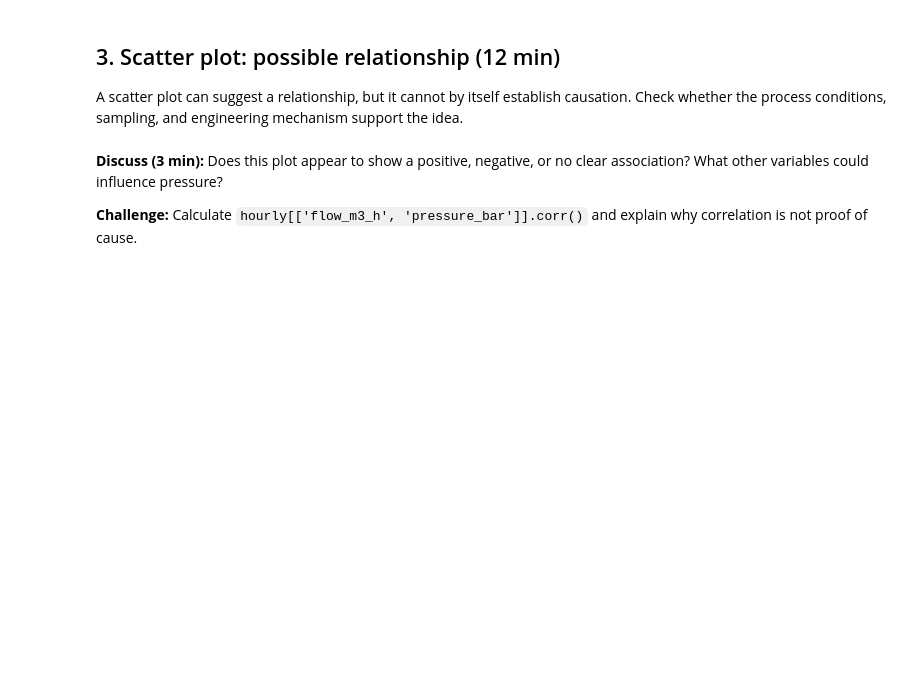
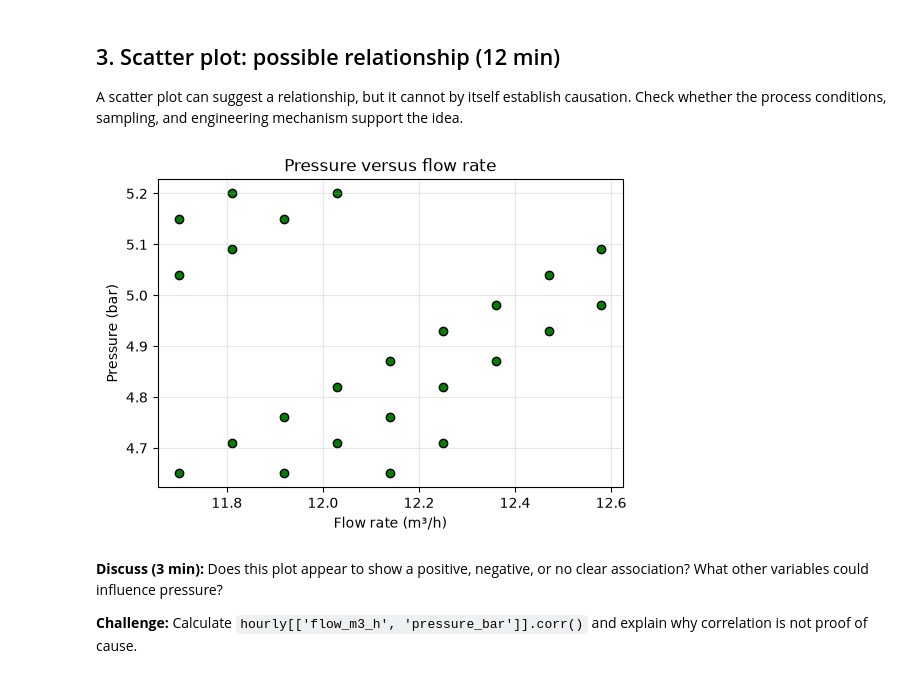
Before and after one commit to Aryanpawane/Module_5_6_Both, a Jupyter notebook: 04_05_charts_trends.ipynb, the cells around one changed output. Drawn from its saved outputs; the diff is of its cells as text; code cells hidden in the pictures; blank space fills up the shorter version.

```diff
--- a/04_05_charts_trends.ipynb
+++ b/04_05_charts_trends.ipynb
@@ -44,12 +119,14 @@ plt.show()
 A scatter plot can suggest a relationship, but it cannot by itself establish causation. Check whether the process conditions, sampling, and engineering mechanism support the idea.
 # %%
 plt.figure(figsize=(6, 4))
-plt.scatter(hourly['flow_m3_h'], hourly['pressure_bar'], color='navy')
+plt.scatter(hourly['flow_m3_h'], hourly['pressure_bar'], color='green' , edgecolor='black' )
 plt.title('Pressure versus flow rate')
 plt.xlabel('Flow rate (m³/h)')
 plt.ylabel('Pressure (bar)')
 plt.grid(True, alpha=0.3)
 plt.show()
+# %% [output]
+[figure, added]
 # %% [markdown]
 **Discuss (3 min):** Does this plot appear to show a positive, negative, or no clear association? What other variables could influence pressure?
 
```
Also changed, not shown: parts of 5 cells of this notebook, 8 other files.
